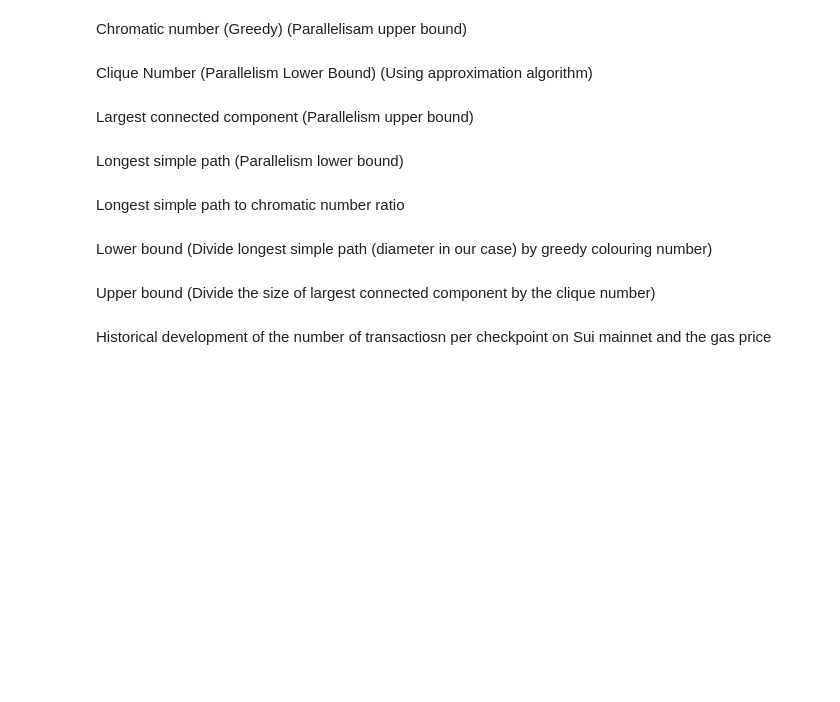
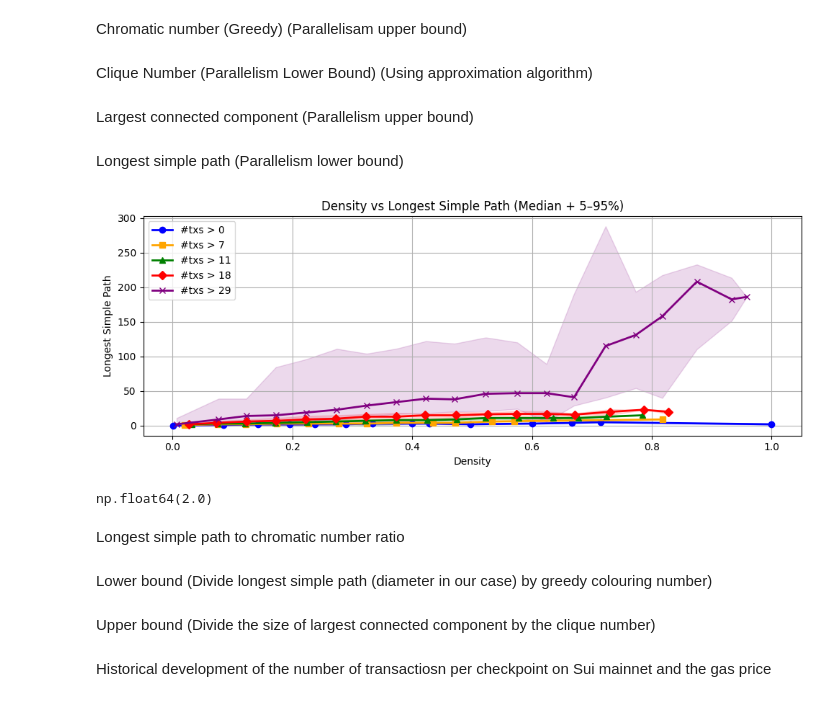
Before and after one commit to krdecade-0/sui_analysis_code, a Jupyter notebook: analysis.ipynb, the cells around one changed output. Drawn from its saved outputs; the diff is of its cells as text; code cells hidden in the pictures; blank space fills up the shorter version.

```diff
--- a/analysis.ipynb
+++ b/analysis.ipynb
@@ -1459,10 +1465,10 @@ df_path = pd.DataFrame(
 
 df_path["timestamp"] = pd.to_datetime(df_path["timestamp"], utc=True)
 
-df_path_period = df_path[
-    (df_path["timestamp"] >= start_time) &
-    (df_path["timestamp"] <= end_time)
-]
+df_path_period = df_path#[
+  #  (df_path["timestamp"] >= start_time) &
+ #   (df_path["timestamp"] <= end_time)
+#]
 
 # Merge density + longest_path + block size
 df_merge_path = (
@@ -1520,34 +1526,41 @@ for i, (low, high) in enumerate(ranges):
     stats = stats.reindex(centers.index)
     mask = ~stats["median"].isna()
     stats = stats[mask]
     centers = centers[mask]
 
     # 5–95% band
     plt.fill_between(
         centers,
         stats["p5"],
         stats["p95"],
         alpha=0.15,
         color=colors[i],
     )
 
     # Median curve
     plt.plot(
         centers,
         stats["median"],
         marker=markers[i],
         color=colors[i],
         linewidth=2,
         label=labels[i],
     )
 
 plt.xlabel("Density")
 plt.ylabel("Longest Simple Path")
-plt.title(f"Density vs Longest Simple Path (Median + 5–95%) ({start_time.date()} → {end_time.date()})")
+plt.title(f"Density vs Longest Simple Path (Median + 5–95%)")
 plt.grid(True)
 plt.legend()
 plt.tight_layout()
 plt.show()
+# %% [output]
+[figure, added]
+# %%
+median_path = df_path["longest_path"].median()
+median_path
+# %% [output]
+np.float64(2.0)
 # %% [markdown]
 Longest simple path to chromatic number ratio
 # %% [markdown]
```
Also changed, not shown: parts of 3 cells of this notebook, 5 other files.
